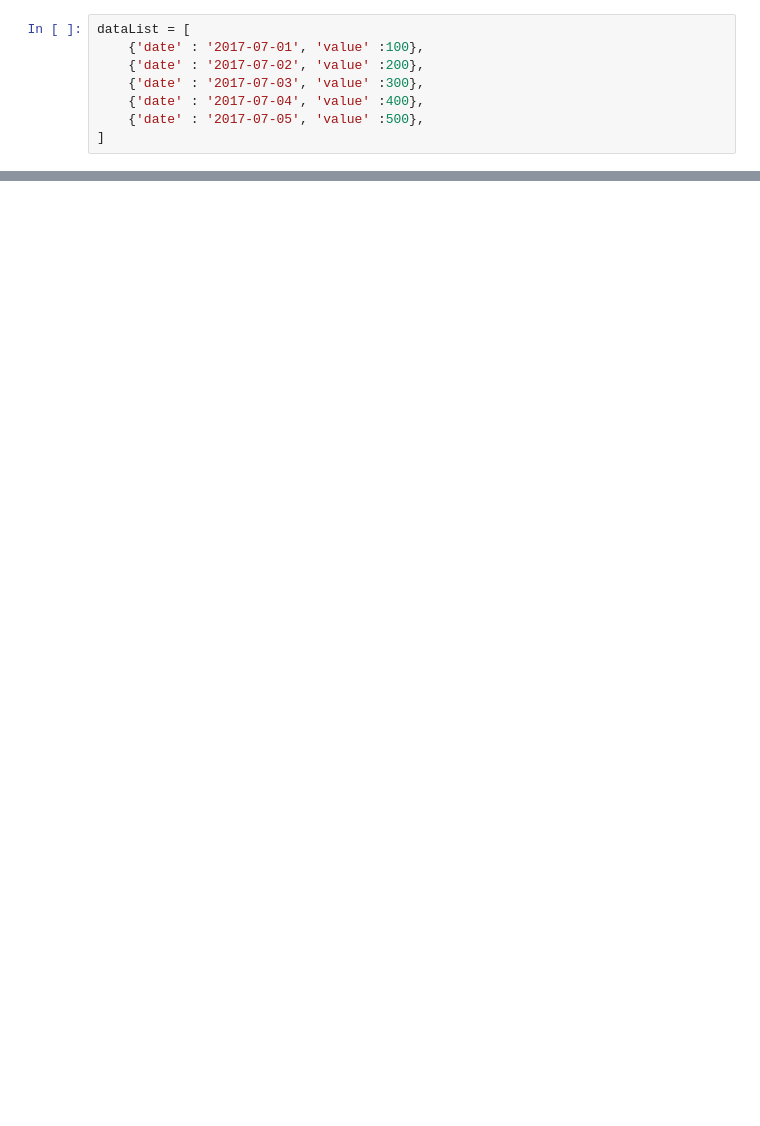
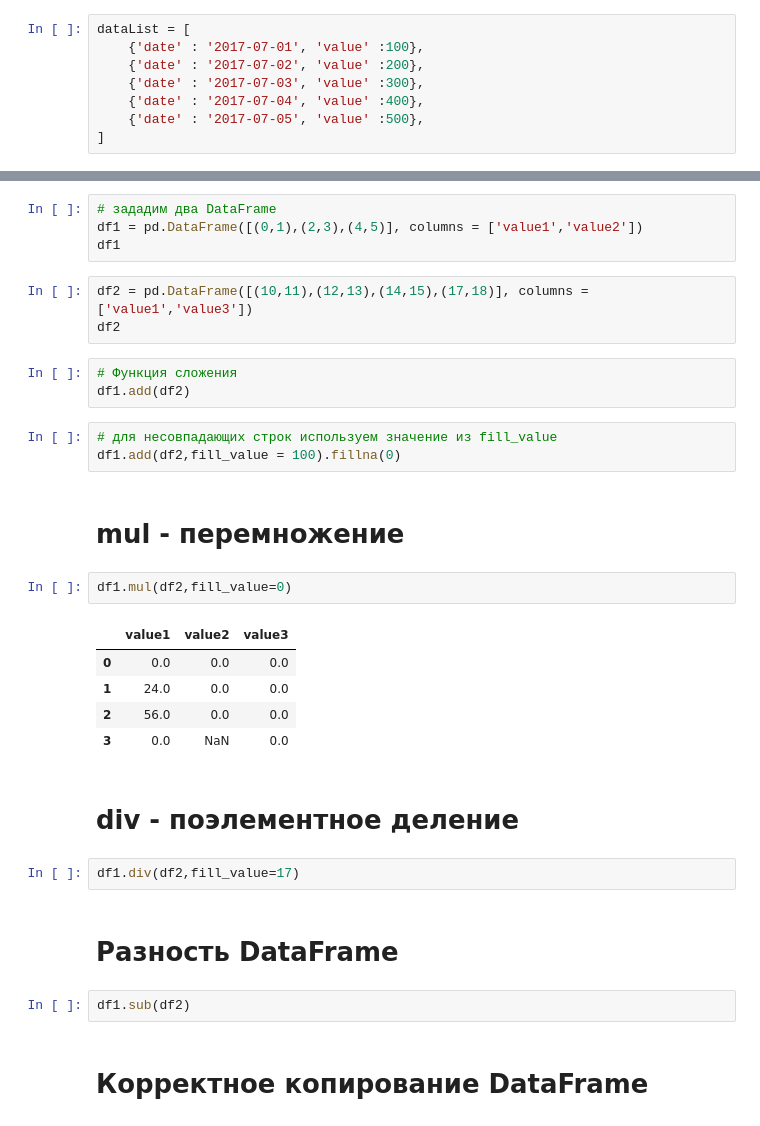
Before and after one commit to Johnn3volta/netology-lern, a Jupyter notebook: training.ipynb, the cells around one changed output, grey strips where cells are left out. Saved outputs shown, nothing was run; the diff lists cells and outputs as text; blank space fills up the shorter version.

```diff
--- a/training.ipynb
+++ b/training.ipynb
@@ -142,0 +130,33 @@ data.describe()
+# %%
+# зададим два DataFrame
+df1 = pd.DataFrame([(0,1),(2,3),(4,5)], columns = ['value1','value2'])
+df1
+# %%
+df2 = pd.DataFrame([(10,11),(12,13),(14,15),(17,18)], columns = ['value1','value3'])
+df2
+# %%
+# Функция сложения
+df1.add(df2)
+# %%
+# для несовпадающих строк используем значение из fill_value
+df1.add(df2,fill_value = 100).fillna(0)
+# %% [markdown]
+# mul - перемножение
+# %%
+df1.mul(df2,fill_value=0)
+# %% [output]
+|  | value1 | value2 | value3 |
+| 0 | 0.0 | 0.0 | 0.0 |
+| 1 | 24.0 | 0.0 | 0.0 |
+| 2 | 56.0 | 0.0 | 0.0 |
+| 3 | 0.0 | NaN | 0.0 |
+# %% [markdown]
+# div - поэлементное деление
+# %%
+df1.div(df2,fill_value=17)
+# %% [markdown]
+# Разность DataFrame
+# %%
+df1.sub(df2)
+# %% [markdown]
+# Корректное копирование DataFrame
```
Also changed, not shown: parts of 54 cells of this notebook, 2 other files.
